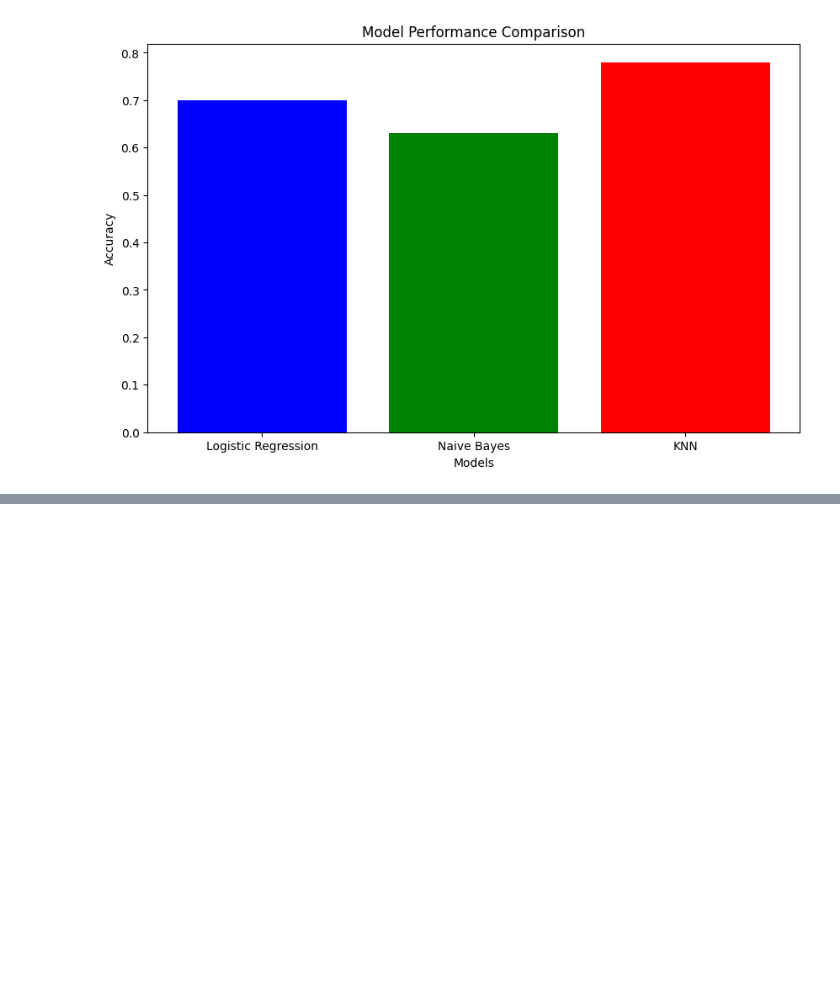
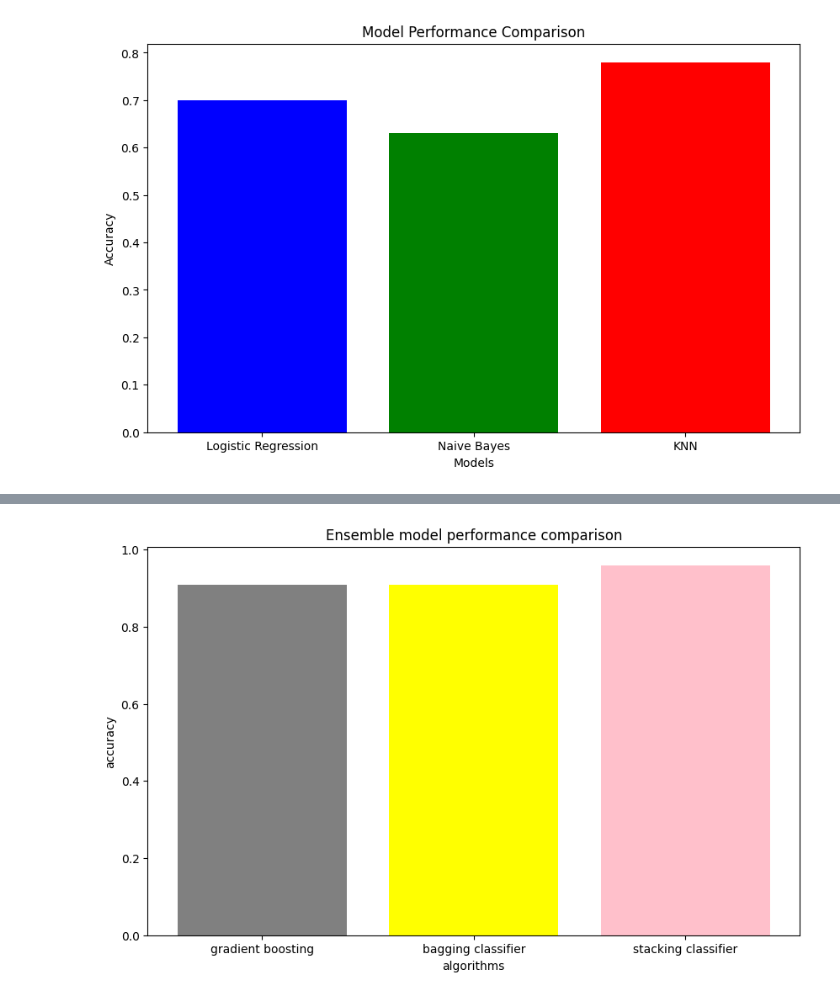
Before and after one commit to OluEgwudike/COMPARATIVE-ANALYSIS-OF-SUPERVISED-AND-ENSEMBLE-MODEL-FOR-DETECTING-MALICIOUS-ACTIVITIES, a Jupyter notebook: malicious_detection.ipynb, the cells around one changed output, grey strips where cells are left out. Drawn from its saved outputs; the diff is of its cells as text; code cells hidden in the pictures; blank space fills up the shorter version.

```diff
--- a/malicious_detection.ipynb
+++ b/malicious_detection.ipynb
@@ -520,0 +656,11 @@ Text(0.5, 1.0, 'Model Performance Comparison')
+# %%
+algorithms=['gradient boosting','bagging classifier','stacking classifier']
+accuracy= [0.91,0.91,0.96]
+plt.figure(figsize=(10,6))
+plt.bar(algorithms,accuracy,color=['grey','yellow','pink'])
+plt.xlabel('algorithms')
+plt.ylabel('accuracy')
+plt.title('Ensemble model performance comparison')
+plt.show()
+# %% [output]
+[figure, added]
```
Also changed, not shown: parts of 17 cells of this notebook.
